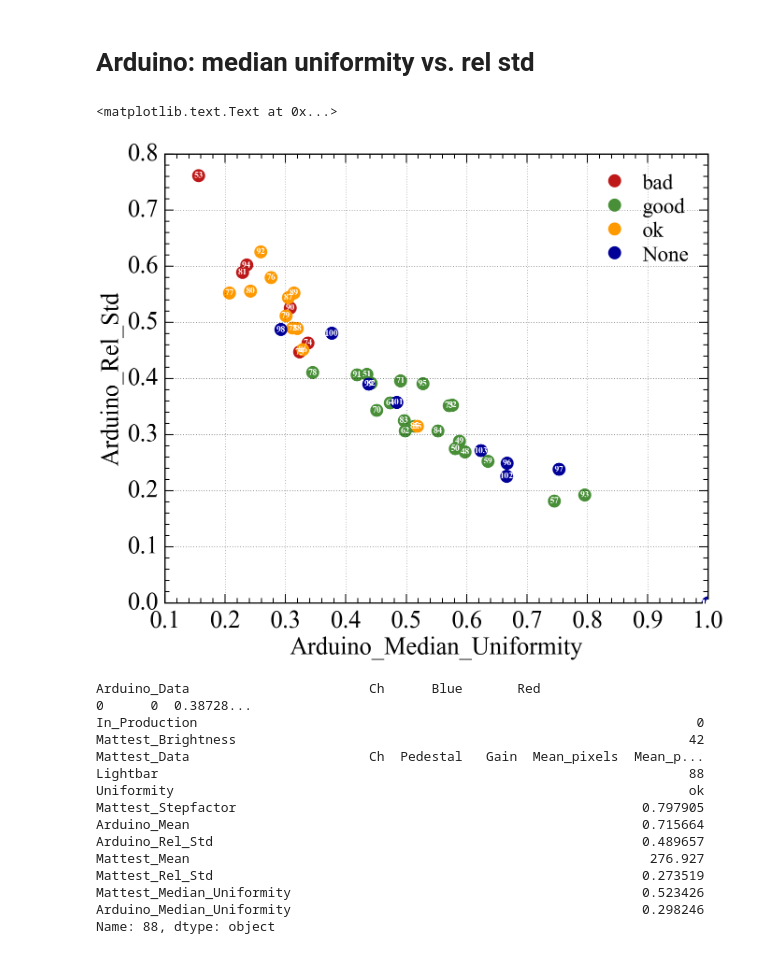
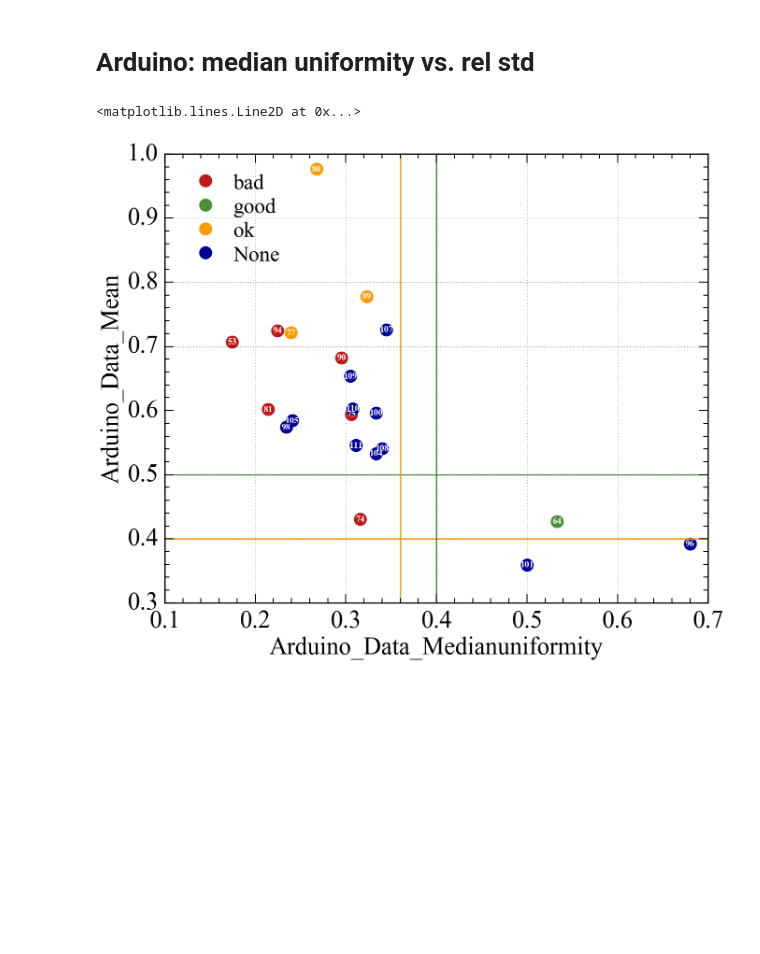
Before and after one commit to Burney222/QA_Lightbar, a Jupyter notebook: Plot_Lightbars.ipynb, the cells around one changed output. Drawn from its saved outputs; the diff is of its cells as text; code cells hidden in the pictures; blank space fills up the shorter version.

```diff
--- a/Plot_Lightbars.ipynb
+++ b/Plot_Lightbars.ipynb
@@ -352,51 +334,13 @@ plt.ylabel("Mattest median ratio")
 # %% [markdown]
 # Arduino: median uniformity vs. rel std
-# %%
-xcolumn = "Arduino_Median_Uniformity"
-ycolumn = "Arduino_Rel_Std"
-
-uniformity_colors = {"bad" : "gcred", "ok" : "gcorange", "good" : "gcgreen", "None" : "gcblue"}
-
-#Additional cuts?
-#plot_df = df.loc[ df["Uniformity"] != "None" ]
-#plot_df = df.loc[ df["In_Production"] == 0 ]
-plot_df = df
-
-#Plot in different color
-for key, value in uniformity_colors.iteritems():
-    datapart = plot_df.loc[ plot_df["Uniformity"] == key ]
-    if len(datapart) > 0:
-        plt.plot( datapart[xcolumn], datapart[ycolumn],
-                  color=value, marker="o", lw=0, mew=0, ms=20, label=key)[0]
-
-#Plot numbers
-for x,y, lightbar_nr in plot_df[ [xcolumn, ycolumn, "Lightbar"] ].values:
-    plt.text(x,y, int(lightbar_nr), ha="center", va="center", color="w", weight="heavy")
-
-plt.legend()
-plt.minorticks_on()
-plt.grid()
-
-plt.xlabel(xcolumn)
-plt.ylabel(ycolumn)
-# %% [output]
-<matplotlib.text.Text at 0x...>
-[figure, removed]
-# %%
-df.loc[88]
-# %% [output]
-Arduino_Data                       Ch      Blue       Red
-0      0  0.38728...
-In_Production                                                                0
-Mattest_Brightness                                                          42
-Mattest_Data                       Ch  Pedestal   Gain  Mean_pixels  Mean_p...
-Lightbar                                                                    88
-Uniformity                                                                  ok
-Mattest_Stepfactor                                                    0.797905
-Arduino_Mean                                                          0.715664
-Arduino_Rel_Std                                                       0.489657
-Mattest_Mean                                                           276.927
-Mattest_Rel_Std                                                       0.273519
-Mattest_Median_Uniformity                                             0.523426
-Arduino_Median_Uniformity                                             0.298246
-Name: 88, dtype: object
+# %%
+plot_df = df.ix[ df["In_Production"] == 0 ]
+#plot_df = plot_df.ix[ df["Has_Mattest"] == 0]
+plot_2D(plot_df, "Arduino_Data_Medianuniformity", "Arduino_Data_Mean")
+plt.axhline(0.5, color="gcgreen")
+plt.axhline(0.4, color="gcorange")
+plt.axvline(0.4, color="gcgreen")
+plt.axvline(0.36, color="gcorange")
+# %% [output]
+<matplotlib.lines.Line2D at 0x...>
+[figure, added]
```
Also changed, not shown: parts of 16 cells of this notebook.
